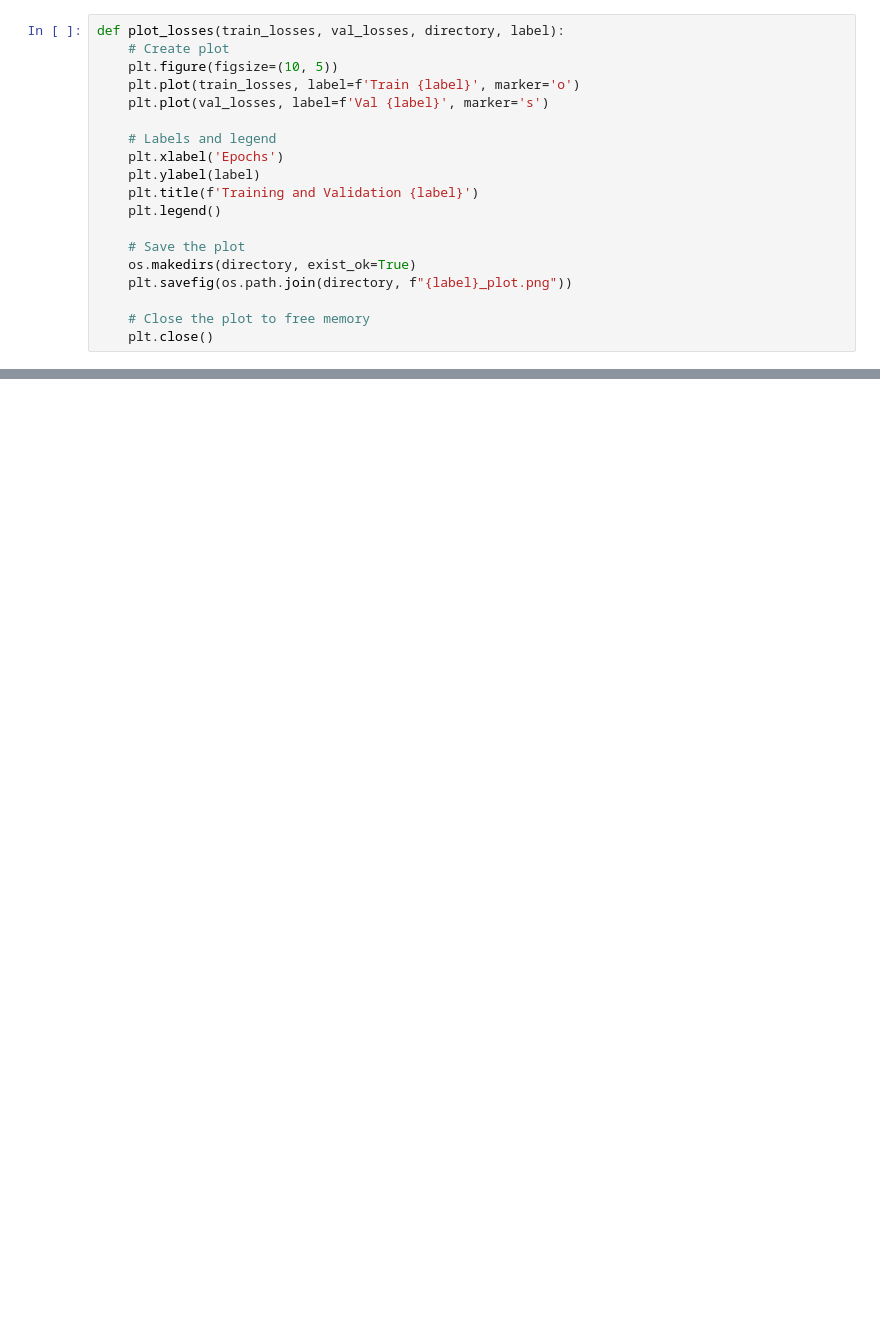
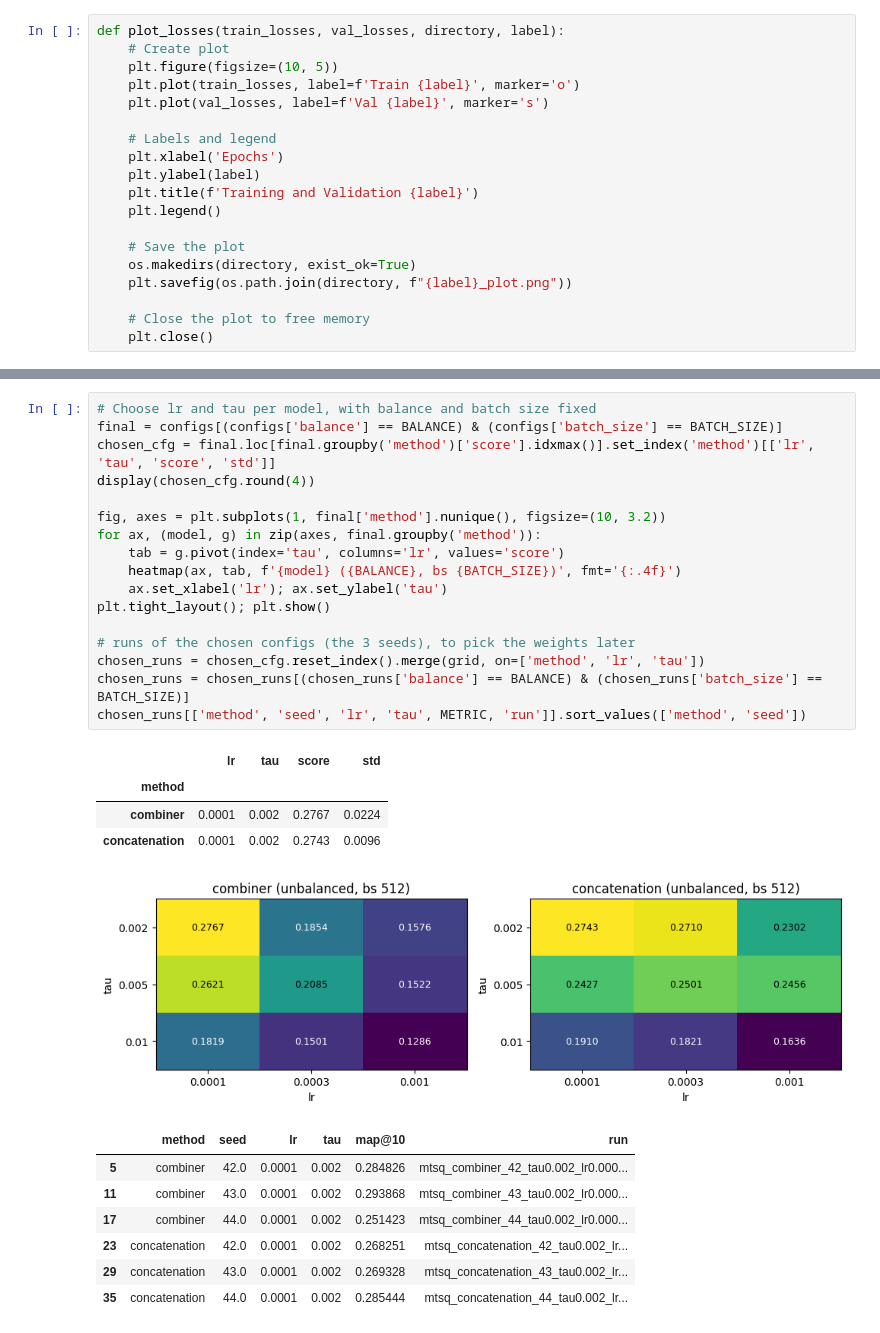
Before and after one commit to sb-lucas/Guided-Music-Retrieval, a Jupyter notebook: train/view_results.ipynb, the cells around one changed output, grey strips where cells are left out. Drawn from its saved outputs; the diff is of its cells as text; blank space fills up the shorter version.

```diff
--- a/train/view_results.ipynb
+++ b/train/view_results.ipynb
@@ -58,3 +149,33 @@ def plot_losses(train_losses, val_losses, directory, label):
+# %%
+# Choose lr and tau per model, with balance and batch size fixed
+final = configs[(configs['balance'] == BALANCE) & (configs['batch_size'] == BATCH_SIZE)]
+chosen_cfg = final.loc[final.groupby('method')['score'].idxmax()].set_index('method')[['lr', 'tau', 'score', 'std']]
+display(chosen_cfg.round(4))
+
+fig, axes = plt.subplots(1, final['method'].nunique(), figsize=(10, 3.2))
+for ax, (model, g) in zip(axes, final.groupby('method')):
+    tab = g.pivot(index='tau', columns='lr', values='score')
+    heatmap(ax, tab, f'{model} ({BALANCE}, bs {BATCH_SIZE})', fmt='{:.4f}')
+    ax.set_xlabel('lr'); ax.set_ylabel('tau')
+plt.tight_layout(); plt.show()
+
+# runs of the chosen configs (the 3 seeds), to pick the weights later
+chosen_runs = chosen_cfg.reset_index().merge(grid, on=['method', 'lr', 'tau'])
+chosen_runs = chosen_runs[(chosen_runs['balance'] == BALANCE) & (chosen_runs['batch_size'] == BATCH_SIZE)]
+chosen_runs[['method', 'seed', 'lr', 'tau', METRIC, 'run']].sort_values(['method', 'seed'])
+# %% [output]
+|  | lr | tau | score | std |
+| method |  |  |  |  |
+| combiner | 0.0001 | 0.002 | 0.2767 | 0.0224 |
+| concatenation | 0.0001 | 0.002 | 0.2743 | 0.0096 |
+[figure, added]
+|  | method | seed | lr | tau | map@10 | run |
+| 5 | combiner | 42.0 | 0.0001 | 0.002 | 0.284826 | mtsq_combiner_42_tau0.002_lr0.000... |
+| 11 | combiner | 43.0 | 0.0001 | 0.002 | 0.293868 | mtsq_combiner_43_tau0.002_lr0.000... |
+| 17 | combiner | 44.0 | 0.0001 | 0.002 | 0.251423 | mtsq_combiner_44_tau0.002_lr0.000... |
+| 23 | concatenation | 42.0 | 0.0001 | 0.002 | 0.268251 | mtsq_concatenation_42_tau0.002_lr... |
+| 29 | concatenation | 43.0 | 0.0001 | 0.002 | 0.269328 | mtsq_concatenation_43_tau0.002_lr... |
+| 35 | concatenation | 44.0 | 0.0001 | 0.002 | 0.285444 | mtsq_concatenation_44_tau0.002_lr... |
 # %%
 for run in df[df['trained_on'] == 'mtsq']['run']:
     with open(os.path.join(RUNS_FOLDER, run, "settings.json")) as f:
```
Also changed, not shown: parts of 12 cells of this notebook, 17 other files.
